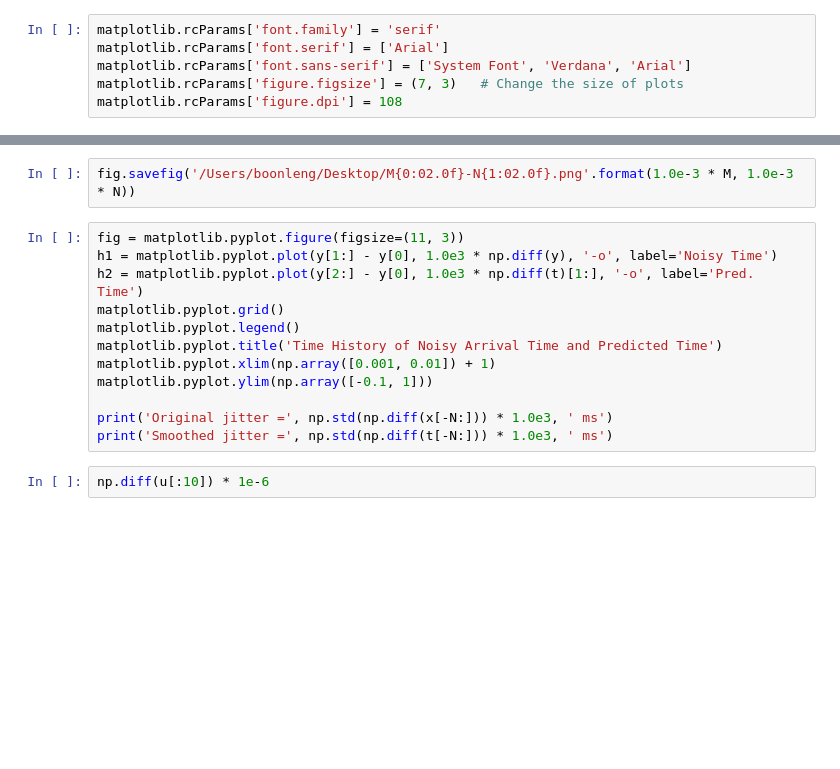
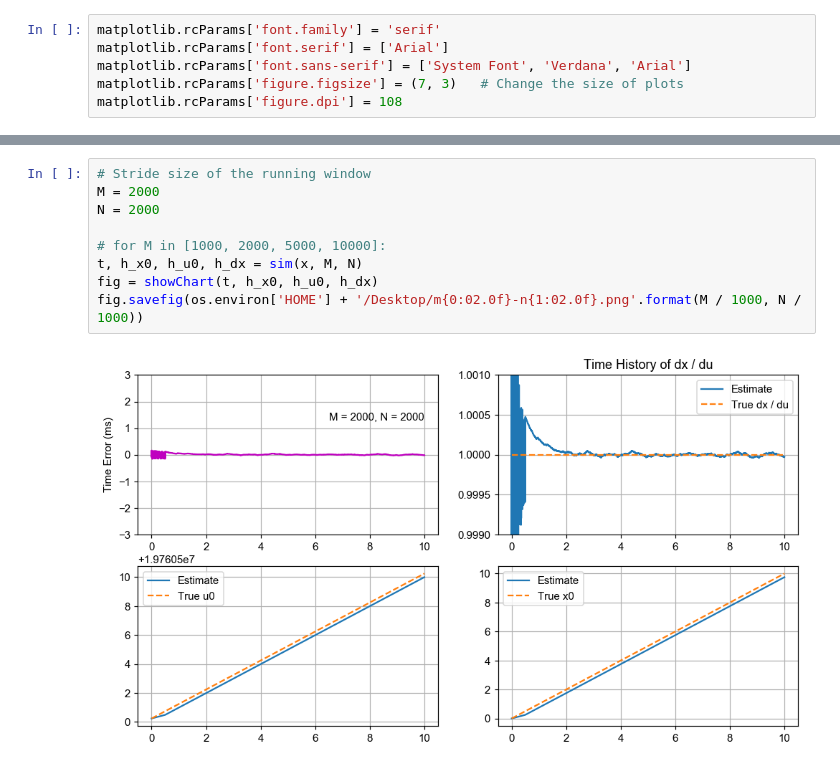
Before and after one commit to OURadar/RadarKit, a Jupyter notebook: python/RKClock.ipynb, the cells around one changed output, grey strips where cells are left out. Saved outputs shown, nothing was run; the diff lists cells and outputs as text; blank space fills up the shorter version.

```diff
--- a/python/RKClock.ipynb
+++ b/python/RKClock.ipynb
@@ -121,16 +131,11 @@ ax4.legend(h41 + h42, ['Estimate', 'True x0'])
-# %%
-fig.savefig('/Users/boonleng/Desktop/M{0:02.0f}-N{1:02.0f}.png'.format(1.0e-3 * M, 1.0e-3 * N))
-# %%
-fig = matplotlib.pyplot.figure(figsize=(11, 3))
-h1 = matplotlib.pyplot.plot(y[1:] - y[0], 1.0e3 * np.diff(y), '-o', label='Noisy Time')
-h2 = matplotlib.pyplot.plot(y[2:] - y[0], 1.0e3 * np.diff(t)[1:], '-o', label='Pred. Time')
-matplotlib.pyplot.grid()
-matplotlib.pyplot.legend()
-matplotlib.pyplot.title('Time History of Noisy Arrival Time and Predicted Time')
-matplotlib.pyplot.xlim(np.array([0.001, 0.01]) + 1)
-matplotlib.pyplot.ylim(np.array([-0.1, 1]))
-
-print('Original jitter =', np.std(np.diff(x[-N:])) * 1.0e3, ' ms')
-print('Smoothed jitter =', np.std(np.diff(t[-N:])) * 1.0e3, ' ms')
-# %%
-np.diff(u[:10]) * 1e-6
+# %%
+# Stride size of the running window
+M = 2000
+N = 2000
+
+# for M in [1000, 2000, 5000, 10000]:
+t, h_x0, h_u0, h_dx = sim(x, M, N)
+fig = showChart(t, h_x0, h_u0, h_dx)
+fig.savefig(os.environ['HOME'] + '/Desktop/m{0:02.0f}-n{1:02.0f}.png'.format(M / 1000, N / 1000))
+# %% [output]
+[figure, added]
```
Also changed, not shown: parts of 8 cells of this notebook.
